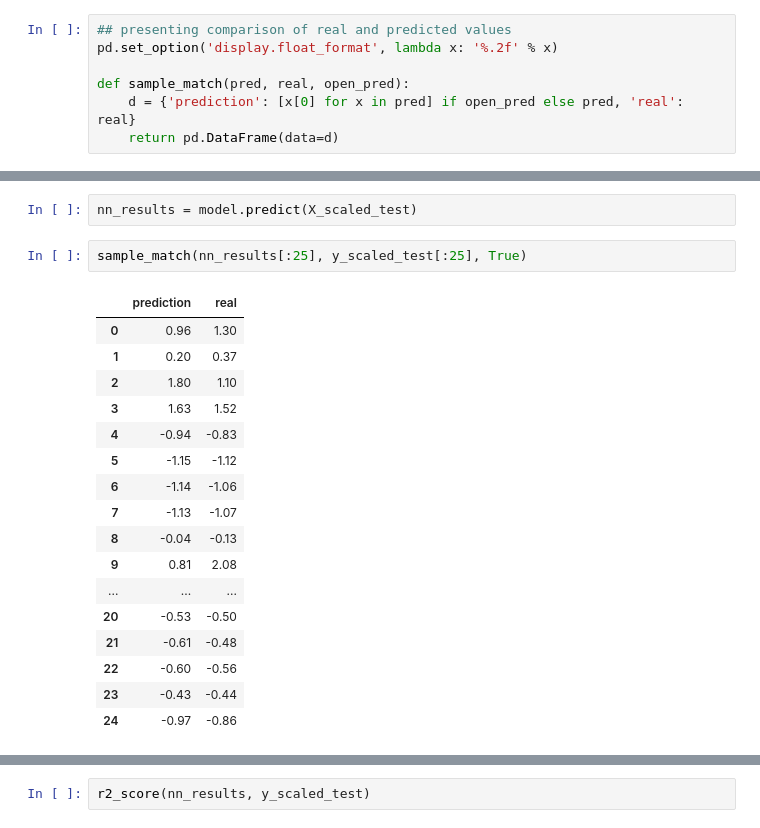
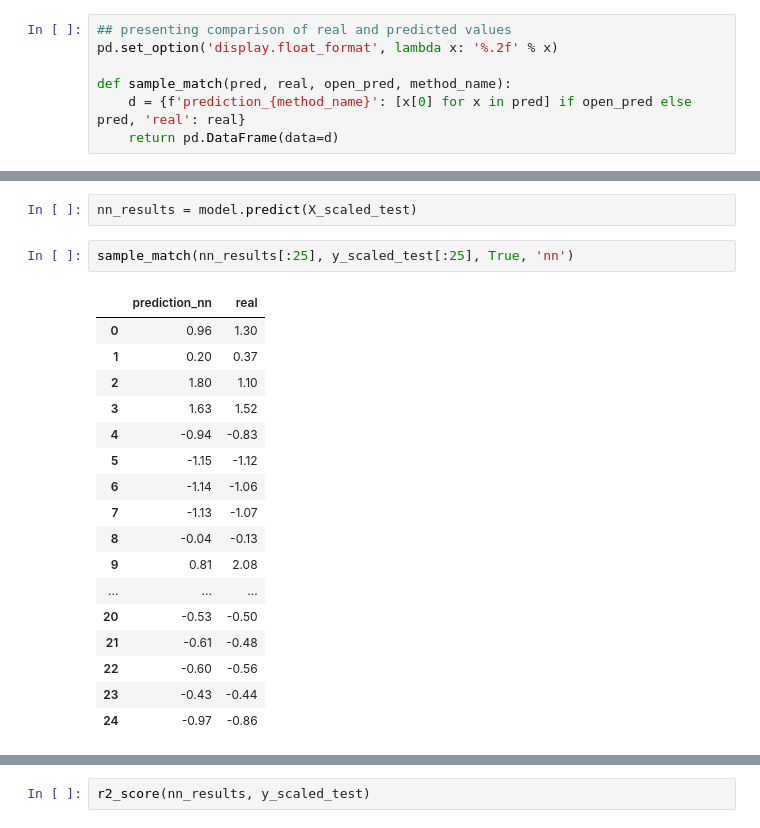
Before and after one commit to knoexus/swansea-M35-bddm, a Jupyter notebook: cw2/2023638.ipynb, the cells around one changed output, grey strips where cells are left out. Drawn from its saved outputs; the diff is of its cells as text.

```diff
--- a/cw2/2023638.ipynb
+++ b/cw2/2023638.ipynb
@@ -408,8 +419,8 @@ hist = ax.hist(y, bins=40, range=[-5, 5])
 ## presenting comparison of real and predicted values
 pd.set_option('display.float_format', lambda x: '%.2f' % x)
 
-def sample_match(pred, real, open_pred):
-    d = {'prediction': [x[0] for x in pred] if open_pred else pred, 'real': real}
+def sample_match(pred, real, open_pred, method_name):
+    d = {f'prediction_{method_name}': [x[0] for x in pred] if open_pred else pred, 'real': real}
     return pd.DataFrame(data=d)
 # %% [markdown]
 # ANN
@@ -473,9 +504,9 @@ plt.show()
 # %%
 nn_results = model.predict(X_scaled_test)
 # %%
-sample_match(nn_results[:25], y_scaled_test[:25], True)
+sample_match(nn_results[:25], y_scaled_test[:25], True, 'nn')
 # %% [output]
-|  | prediction | real |
+|  | prediction_nn | real |
 | 0 | 0.96 | 1.30 |
 | 1 | 0.20 | 0.37 |
 | 2 | 1.80 | 1.10 |
```
Also changed, not shown: parts of 31 cells of this notebook.
